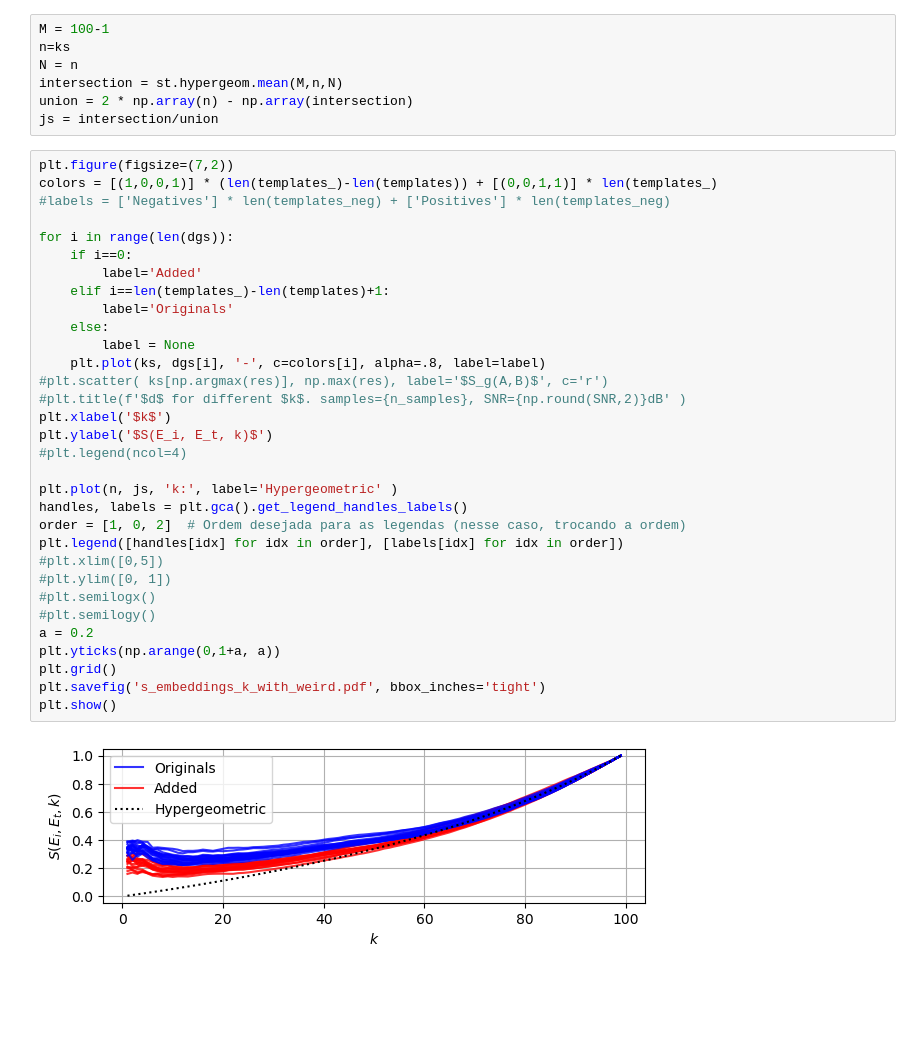
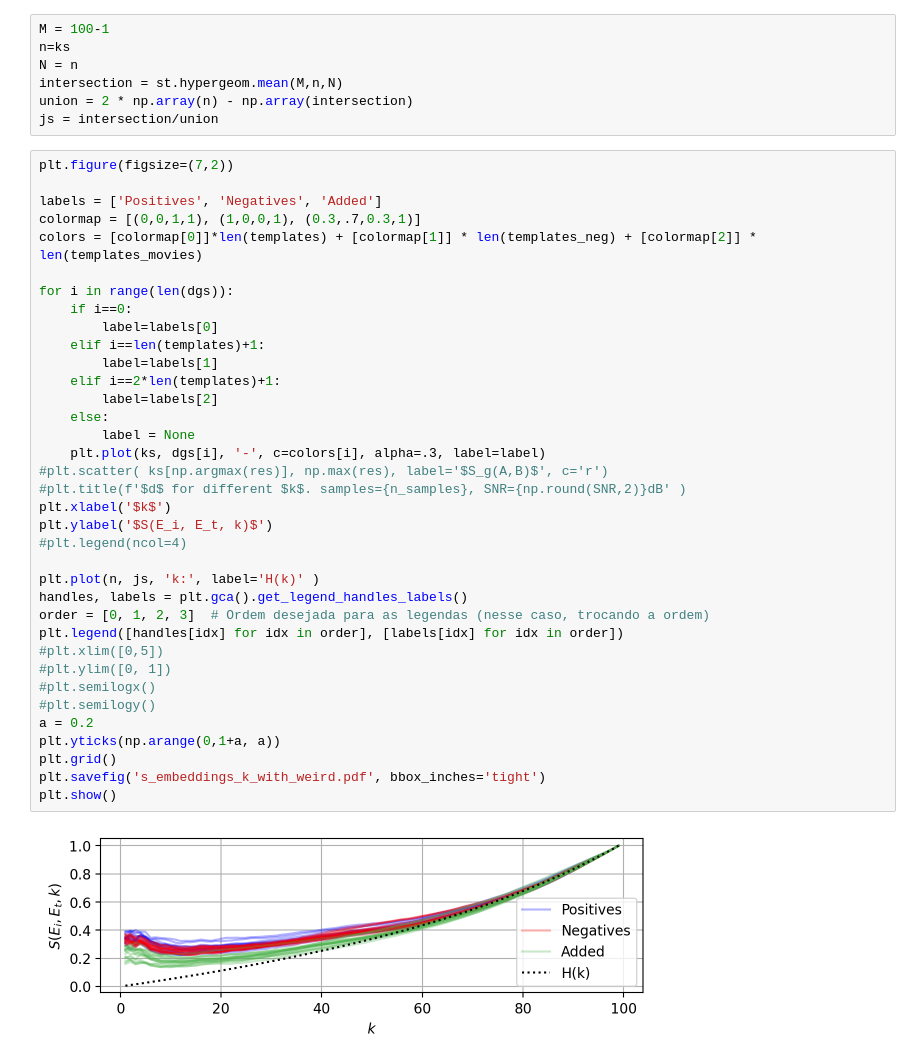
Before and after one commit to tiagoft/graph_structure, a Jupyter notebook: experiments/neurips2024/notebooks/zeroshot_clip.ipynb, the cells around one changed output. Drawn from its saved outputs; the diff is of its cells as text; blank space fills up the shorter version.

```diff
--- a/experiments/neurips2024/notebooks/zeroshot_clip.ipynb
+++ b/experiments/neurips2024/notebooks/zeroshot_clip.ipynb
@@ -233,35 +234,39 @@ union = 2 * np.array(n) - np.array(intersection)
 js = intersection/union
 # %%
 plt.figure(figsize=(7,2))
-colors = [(1,0,0,1)] * (len(templates_)-len(templates)) + [(0,0,1,1)] * len(templates_)
-#labels = ['Negatives'] * len(templates_neg) + ['Positives'] * len(templates_neg)
+
+labels = ['Positives', 'Negatives', 'Added']
+colormap = [(0,0,1,1), (1,0,0,1), (0.3,.7,0.3,1)]
+colors = [colormap[0]]*len(templates) + [colormap[1]] * len(templates_neg) + [colormap[2]] * len(templates_movies)
 
 for i in range(len(dgs)):
     if i==0:
-        label='Added'
-    elif i==len(templates_)-len(templates)+1:
-        label='Originals'
+        label=labels[0]
+    elif i==len(templates)+1:
+        label=labels[1]
+    elif i==2*len(templates)+1:
+        label=labels[2]
     else:
         label = None
-    plt.plot(ks, dgs[i], '-', c=colors[i], alpha=.8, label=label)
+    plt.plot(ks, dgs[i], '-', c=colors[i], alpha=.3, label=label)
 #plt.scatter( ks[np.argmax(res)], np.max(res), label='$S_g(A,B)$', c='r')
 #plt.title(f'$d$ for different $k$. samples={n_samples}, SNR={np.round(SNR,2)}dB' )
 plt.xlabel('$k$')
 plt.ylabel('$S(E_i, E_t, k)$')
 #plt.legend(ncol=4)
 
-plt.plot(n, js, 'k:', label='Hypergeometric' )
+plt.plot(n, js, 'k:', label='H(k)' )
 handles, labels = plt.gca().get_legend_handles_labels()
-order = [1, 0, 2]  # Ordem desejada para as legendas (nesse caso, trocando a ordem)
+order = [0, 1, 2, 3]  # Ordem desejada para as legendas (nesse caso, trocando a ordem)
 plt.legend([handles[idx] for idx in order], [labels[idx] for idx in order])
 #plt.xlim([0,5])
 #plt.ylim([0, 1])
 #plt.semilogx()
 #plt.semilogy()
 a = 0.2
 plt.yticks(np.arange(0,1+a, a))
 plt.grid()
 plt.savefig('s_embeddings_k_with_weird.pdf', bbox_inches='tight')
 plt.show()
 # %% [output]
-[figure, old version]
+[figure, new version]
```
Also changed, not shown: parts of 6 cells of this notebook.
